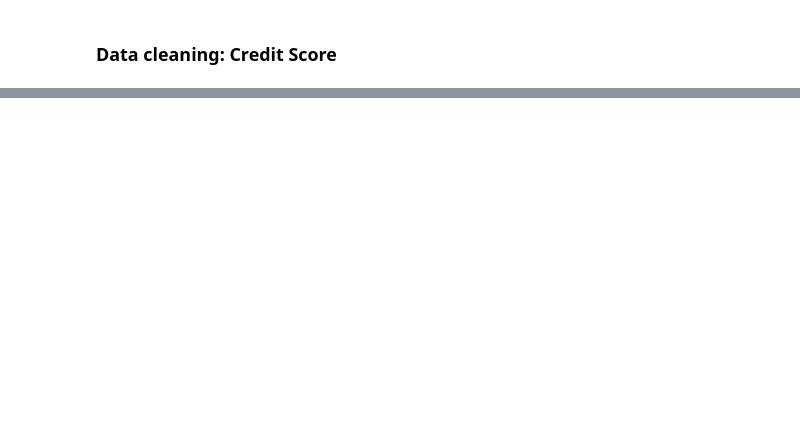
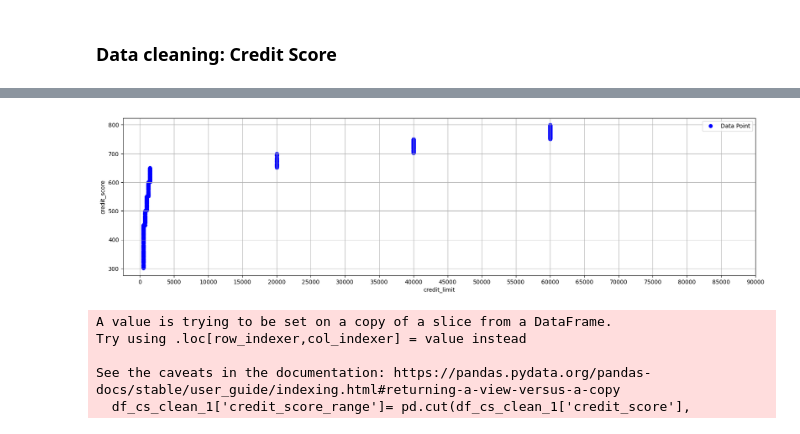
Before and after one commit to jayasuryan-mutyala/Credit-Card-Launch-Analysis, a Jupyter notebook: Notebook/main.ipynb, the cells around one changed output, grey strips where cells are left out. Saved outputs shown, nothing was run; the diff lists cells and outputs as text; code cells hidden in the pictures; blank space fills up the shorter version.

```diff
--- a/Notebook/main.ipynb
+++ b/Notebook/main.ipynb
@@ -19,8 +23,8 @@ print(df_cust.shape)
 | 4 | 5 | Aarohi Negi | Male | 48 | City | Consultant | 39406.0 | Married |
 (1000, 8)
 # %%
-df_cs = pd.read_csv("dataset/credit_profiles.csv")
-df_trans = pd.read_csv("dataset/transactions.csv")
+df_cs = pd.read_csv("../dataset/credit_profiles.csv")
+df_trans = pd.read_csv("../dataset/transactions.csv")
 display(df_cs.head())
 print(df_cs.shape)
 # %% [output]
@@ -457,0 +428,3 @@ dtype: int64
+# %%
+df_cs_clean_1 = df_cs.drop_duplicates(subset=['cust_id'],keep='last')
+df_cs_clean_1.shape
@@ -457,0 +473,29 @@ dtype: int64
+# %%
+plt.figure(figsize=(20,5))
+plt.scatter(df_cs_clean_1['credit_limit'],
+            df_cs_clean_1['credit_score'],
+            c='blue',marker='o',
+            label="Data Point")
+plt.xlabel("credit_limit")
+plt.ylabel("credit_score")
+plt.legend()
+plt.xticks(range(0,90001,5000))
+plt.grid()
+plt.show()
+# %% [output]
+[figure, added]
+# %%
+bin_ranges = [300,450,500,550,600,700,750,800]
+bin_labels = [f"{start}-{end-1}" for start,end in zip(bin_ranges,bin_ranges[1:])]
+
+df_cs_clean_1['credit_score_range']= pd.cut(df_cs_clean_1['credit_score'],
+                                            bins=bin_ranges,
+                                            labels=bin_labels,
+                                            include_lowest=True,
+                                            right=False)
+# %% [output]
+A value is trying to be set on a copy of a slice from a DataFrame.
+Try using .loc[row_indexer,col_indexer] = value instead
+
+See the caveats in the documentation: https://pandas.pydata.org/pandas-docs/stable/user_guide/indexing.html#returning-a-view-versus-a-copy
+  df_cs_clean_1['credit_score_range']= pd.cut(df_cs_clean_1['credit_score'],
```
Also changed, not shown: parts of 110 cells of this notebook.
